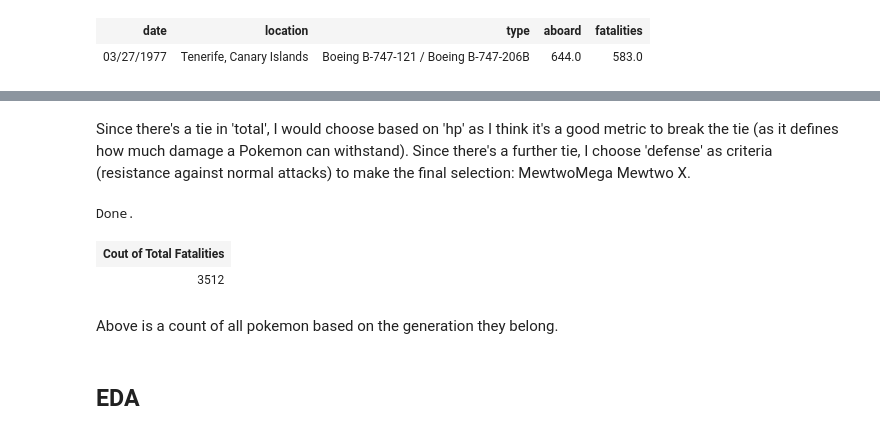
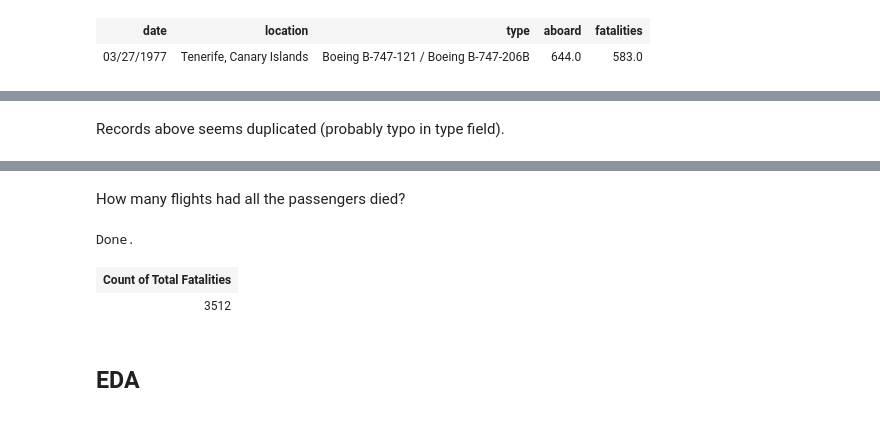
Before and after one commit to carlespoles/DSCI6002-student, a Jupyter notebook: week5/5-1_Review/DSCI6002-Midterm-Part2-CarlesPolesMielgo.ipynb, the cells around one changed output, grey strips where cells are left out. Cells and saved outputs as stored; diff of their text form; code cells hidden in the pictures.

```diff
--- a/week5/5-1_Review/DSCI6002-Midterm-Part2-CarlesPolesMielgo.ipynb
+++ b/week5/5-1_Review/DSCI6002-Midterm-Part2-CarlesPolesMielgo.ipynb
@@ -204,3 +241,5 @@ Done.
+# %% [markdown]
+Records above seems duplicated (probably typo in type field).
 # %%
 %%sql
 SELECT date, location, type, (fatalities * 100.0/aboard) AS "Percent of Fatalities" FROM air_crashes WHERE "Percent of Fatalities" > 90 ORDER BY "Percent of Fatalities" DESC;
@@ -223,17 +262,15 @@ Done.
  ('12/22/1956', 'Mt. Giner, Italy', 'Douglas DC-3', 100.0),
  ('01/23/1957', 'Ometepe Island, Nicaragua', 'Douglas DC-3', 100.0),
  ...]
-# %% [markdown]
-Since there's a tie in 'total', I would choose based on 'hp' as I think it's a good metric to break the tie (as it defines how much damage a Pokemon can withstand). Since there's a further tie, I choose 'defense' as criteria (resistance against normal attacks) to make the final selection: MewtwoMega Mewtwo X.
+# %% [markdown]
+How many flights had all the passengers died?
 # %%
 %%sql
-SELECT COUNT(fatalities/aboard) AS "Cout of Total Fatalities" FROM air_crashes WHERE (fatalities/aboard) = 1;
+SELECT COUNT(*) AS "Count of Total Fatalities" FROM air_crashes WHERE (fatalities/aboard) = 1;
 # %% [output]
 Done.
-| Cout of Total Fatalities |
+| Count of Total Fatalities |
 | 3512 |
-# %% [markdown]
-Above is a count of all pokemon based on the generation they belong.
 # %% [markdown]
 ## EDA
 # %%
```
Also changed, not shown: parts of 39 cells of this notebook.
